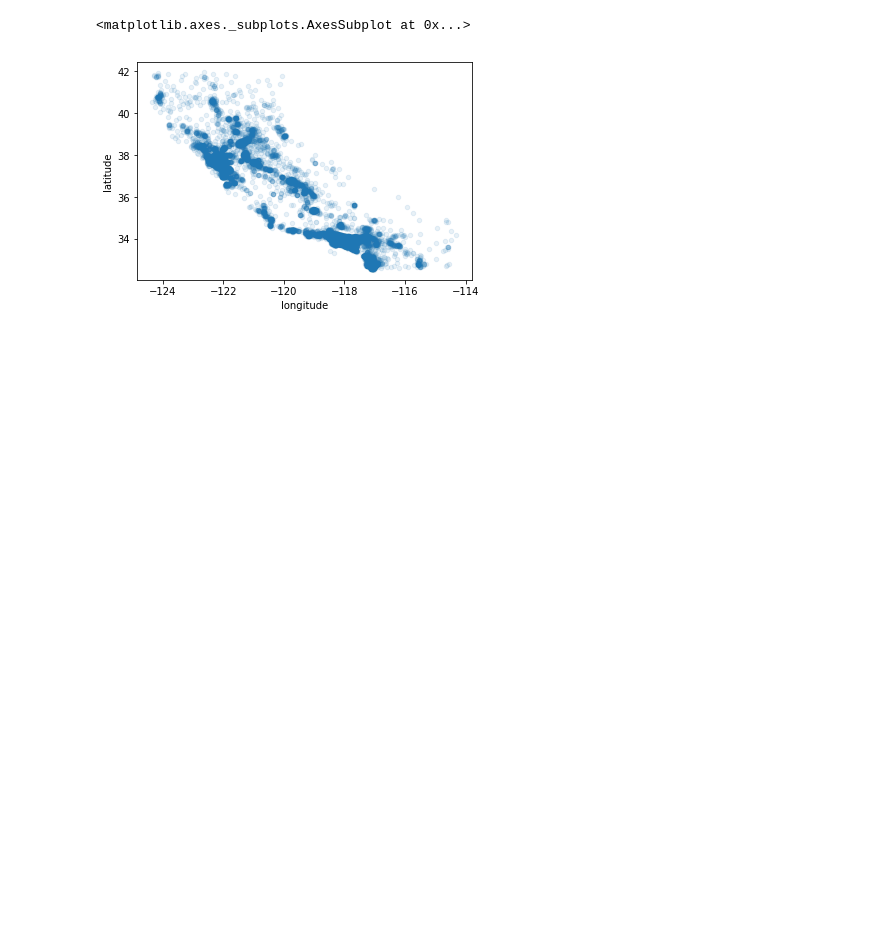
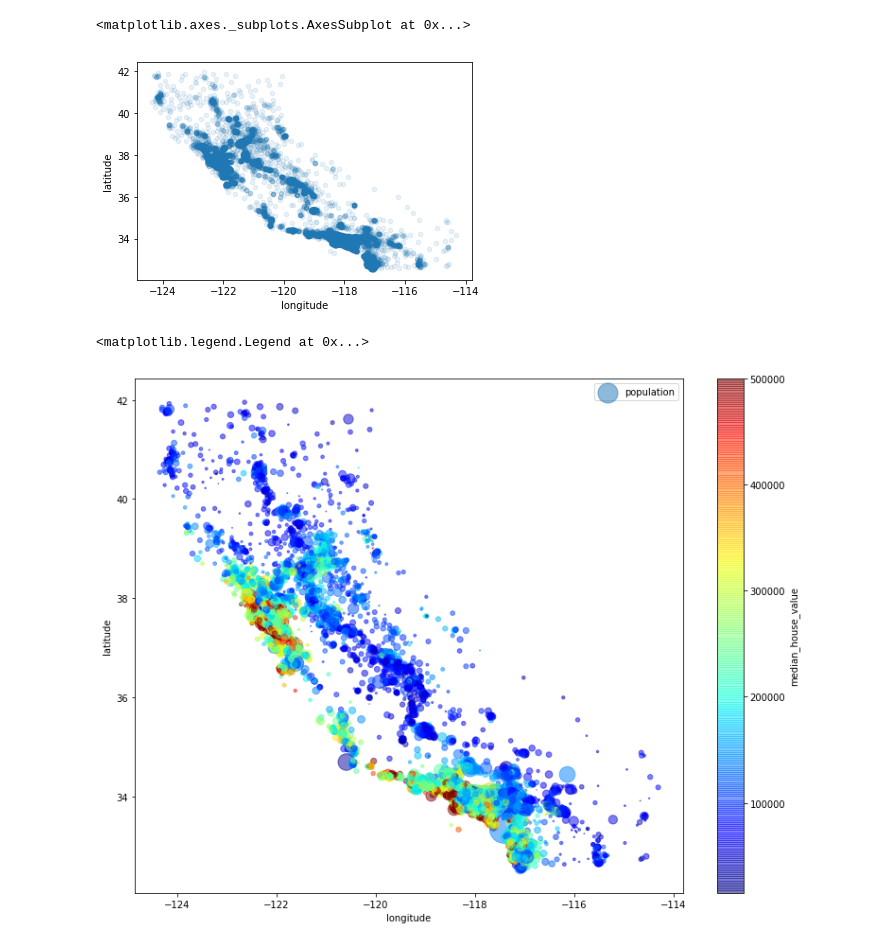
Before and after one commit to adrianpintilie96/California-housing-prices, a Jupyter notebook: California Housing Prices.ipynb, the cells around one changed output. Saved outputs shown, nothing was run; the diff lists cells and outputs as text; code cells hidden in the pictures; blank space fills up the shorter version.

Commit message:
visualize data on map

```diff
--- a/California Housing Prices.ipynb
+++ b/California Housing Prices.ipynb
@@ -225,3 +223,15 @@ train_set_copy.plot(kind='scatter', x='longitude', y='latitude', alpha=0.1)
 # %% [output]
 <matplotlib.axes._subplots.AxesSubplot at 0x...>
 [figure]
+# %%
+# s parameter will represent the population as the radius
+# c parameter will represent the price
+
+train_set_copy.plot(kind='scatter', x='longitude', y='latitude', alpha=0.5,
+                    s=train_set_copy['population']/40, label='population', figsize=(13,10),
+                   c='median_house_value', cmap=plt.get_cmap('jet'), colorbar=True, sharex=False)
+
+plt.legend()
+# %% [output]
+<matplotlib.legend.Legend at 0x...>
+[figure, added]
```
Also changed, not shown: parts of 8 cells of this notebook, 1 other file.
